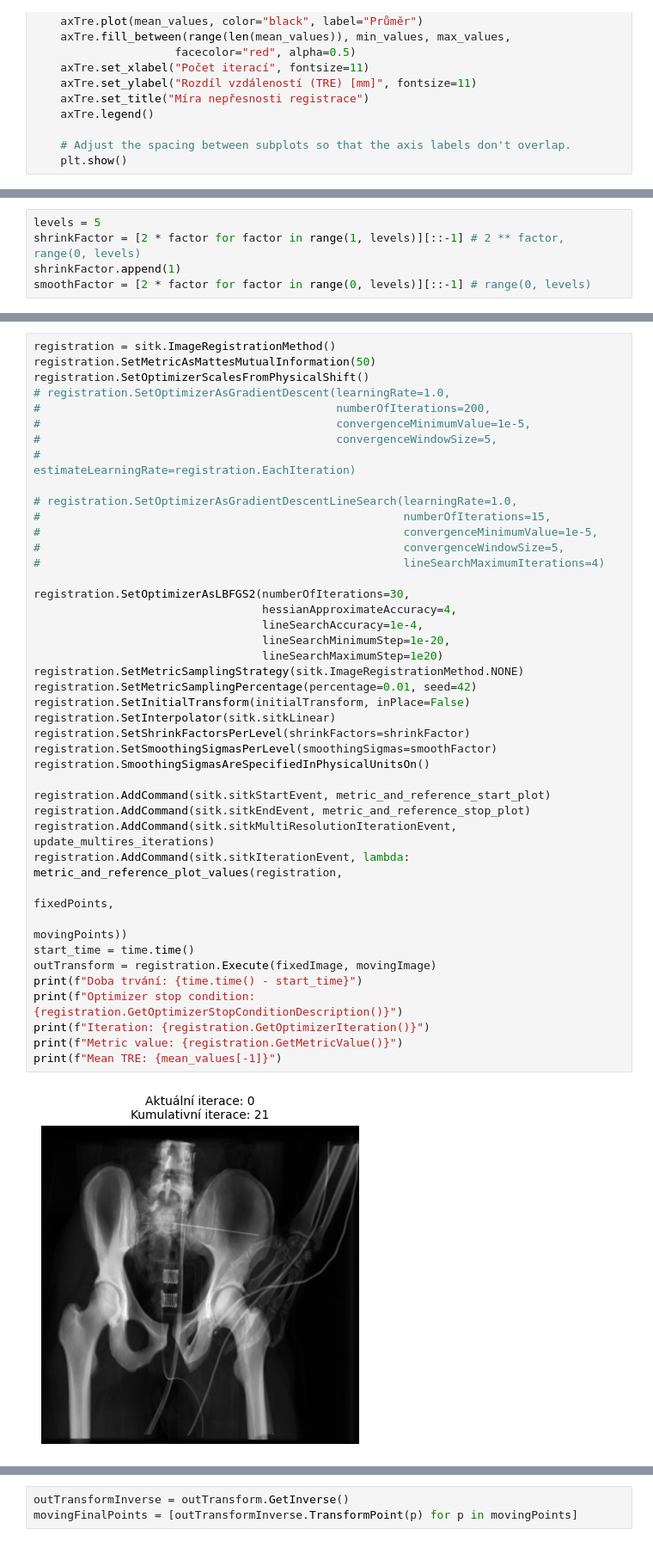
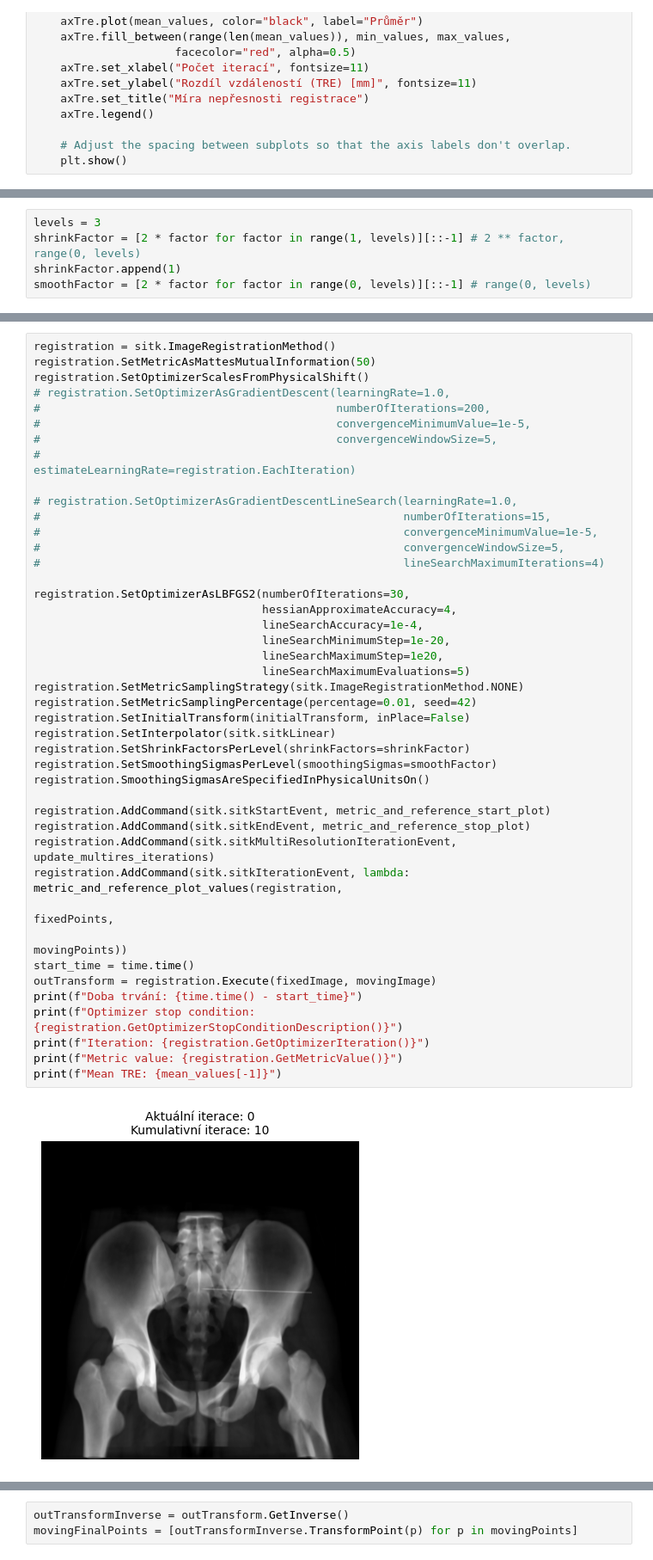
Before and after one commit to Vojtech-Benda/ca_isf, a Jupyter notebook: sitkRegistration.ipynb, the cells around one changed output, grey strips where cells are left out. Shown at 86% size. Drawn from its saved outputs; the diff is of its cells as text.

```diff
--- a/sitkRegistration.ipynb
+++ b/sitkRegistration.ipynb
@@ -159,5 +159,5 @@ plt.show()
 # %%
-levels = 5
+levels = 3
 shrinkFactor = [2 * factor for factor in range(1, levels)][::-1] # 2 ** factor, range(0, levels)
 shrinkFactor.append(1)
 smoothFactor = [2 * factor for factor in range(0, levels)][::-1] # range(0, levels)
@@ -182,32 +182,33 @@ registration.SetOptimizerScalesFromPhysicalShift()
 #                                                      convergenceMinimumValue=1e-5,
 #                                                      convergenceWindowSize=5,
 #                                                      lineSearchMaximumIterations=4)
 
 registration.SetOptimizerAsLBFGS2(numberOfIterations=30,
                                   hessianApproximateAccuracy=4,
                                   lineSearchAccuracy=1e-4,
                                   lineSearchMinimumStep=1e-20,
-                                  lineSearchMaximumStep=1e20)
+                                  lineSearchMaximumStep=1e20,
+                                  lineSearchMaximumEvaluations=5)
 registration.SetMetricSamplingStrategy(sitk.ImageRegistrationMethod.NONE)
 registration.SetMetricSamplingPercentage(percentage=0.01, seed=42)
 registration.SetInitialTransform(initialTransform, inPlace=False)
 registration.SetInterpolator(sitk.sitkLinear)
 registration.SetShrinkFactorsPerLevel(shrinkFactors=shrinkFactor)
 registration.SetSmoothingSigmasPerLevel(smoothingSigmas=smoothFactor)
 registration.SmoothingSigmasAreSpecifiedInPhysicalUnitsOn()
 
 registration.AddCommand(sitk.sitkStartEvent, metric_and_reference_start_plot)
 registration.AddCommand(sitk.sitkEndEvent, metric_and_reference_stop_plot)
 registration.AddCommand(sitk.sitkMultiResolutionIterationEvent, update_multires_iterations)
 registration.AddCommand(sitk.sitkIterationEvent, lambda: metric_and_reference_plot_values(registration,
                                                                                           fixedPoints,
                                                                                           movingPoints))
 start_time = time.time()
 outTransform = registration.Execute(fixedImage, movingImage)
 print(f"Doba trvání: {time.time() - start_time}")
 print(f"Optimizer stop condition: {registration.GetOptimizerStopConditionDescription()}")
 print(f"Iteration: {registration.GetOptimizerIteration()}")
 print(f"Metric value: {registration.GetMetricValue()}")
 print(f"Mean TRE: {mean_values[-1]}")
 # %% [output]
-[figure, old version]
+[figure, new version]
```
Also changed, not shown: parts of 8 cells of this notebook, 3 other files.
